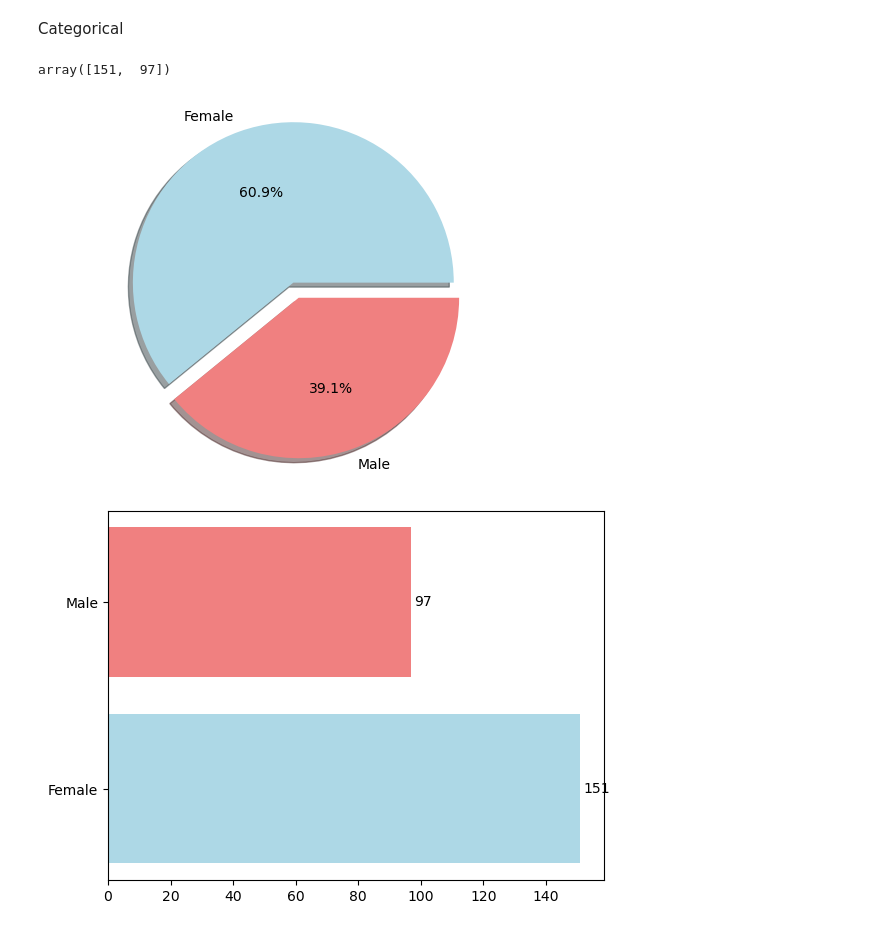
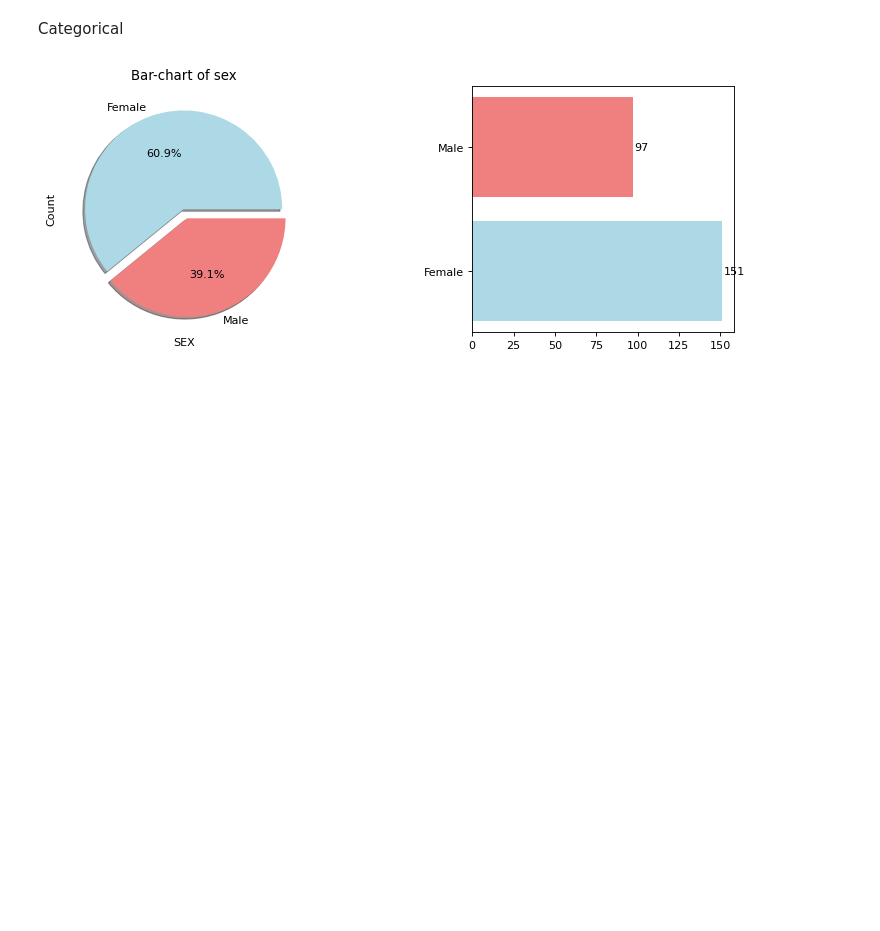
Before and after one commit to Fulin-ZHANG/EM-Lyon, a Jupyter notebook: Week3_Intro_ML/Session 5.ipynb, the cells around one changed output. Drawn from its saved outputs; the diff is of its cells as text; code cells hidden in the pictures; blank space fills up the shorter version.

```diff
--- a/Week3_Intro_ML/Session 5.ipynb
+++ b/Week3_Intro_ML/Session 5.ipynb
@@ -12,3 +43,5 @@ df = pd.read_excel('./data/Flourishing_248_HD - Copy.xlsx')
+# %%
+df = df_ini.copy()
 # %%
 df
 # %% [output]
@@ -59,7 +93,7 @@ df.describe()
 | 75% | 387.500000 | 49.000000 | 6.000000 | 2.000000 | 3.000000 | 2.000000 | 61.000000 | 3.000000 | 64.000000 | 2.170455 | ... |
 | max | 513.000000 | 72.000000 | 6.000000 | 2.000000 | 3.000000 | 3.000000 | 82.000000 | 3.000000 | 83.000000 | 5.000000 | ... |
 # %%
-columns_to_convert_indices = [0,2,3,4,5,7]
+columns_to_convert_indices = [0,3,4,5,7]
 df.iloc[:, columns_to_convert_indices] = df.iloc[:, columns_to_convert_indices].astype('category')
 # %%
 df.info()
@@ -107,7 +141,7 @@ def ceil_up(x):
         x = 4
     return int(x)
 
-df['positivity'] = df['positivity'].apply(ceil_up).astype('category')
+df['pos_cat'] = df['positivity'].apply(ceil_up).astype('category')
 # %%
 df.info()
 # %% [output]
@@ -167,9 +193,5 @@ Categorical Columns:
 # %% [markdown]
 Categorical
-# %%
-df.sex.value_counts().values
-# %% [output]
-array([151,  97])
 # %%
 def pie_chart(col, map, explode, colors):
 
@@ -196,14 +217,42 @@ def bar_chart(col, map, colors):
     for i, v in enumerate(sizes):
         plt.text(v + 1, i, str(v), color='black', va='center')
     plt.show()
+# %%
+def pie_bar(col, map, explode, colors):
+    col = col.map(map)
+
+    label = col.value_counts().index
+    size = col.value_counts().values
+
+    fig, ax = plt.subplots(nrows=1, ncols=2, figsize = (11,4), facecolor='white', dpi=80)
+    ax[0].pie(size, labels=label, explode = explode, shadow=True, colors = colors, autopct='%1.1f%%', startangle=0)
+    ax[0].set_title(f'Pie-chart of {col.name}')
+    ax[0].set_xlabel(col.name.upper())
+    ax[0].set_ylabel('Pct')
+
+    ax[1].barh(label, size, color = colors)
+    for i, v in enumerate(size):
+        ax[1].text(v + 1, i, str(v), color='black', va='center')
+    ax[0].set_title(f'Bar-chart of {col.name}')
+    ax[0].set_xlabel(col.name.upper())
+    ax[0].set_ylabel('Count')
+
+    # ax[1].tick_params(axis='y', labelrotation=90)
+    # ax[1].set_yticklabels(label, rotation=90)
+
+
+
+    plt.subplots_adjust(wspace=.6)
+
+    plt.show()
 # %%
 # 创建映射字典
 map = {1: 'Male', 2: 'Female'}
 explode = (0, 0.1)
 colors = ['lightblue', 'lightcoral']
-pie_chart(df['sex'], map, explode, colors)
-bar_chart(df['sex'], map, colors)
+# pie_chart(df['sex'], map, explode, colors)
+# bar_chart(df['sex'], map, colors)
+pie_bar(df['sex'], map, explode, colors)
 # %% [output]
-[figure, old version]
+[figure, new version]
-[figure, removed]
 # %%
```
Also changed, not shown: parts of 31 cells of this notebook.
